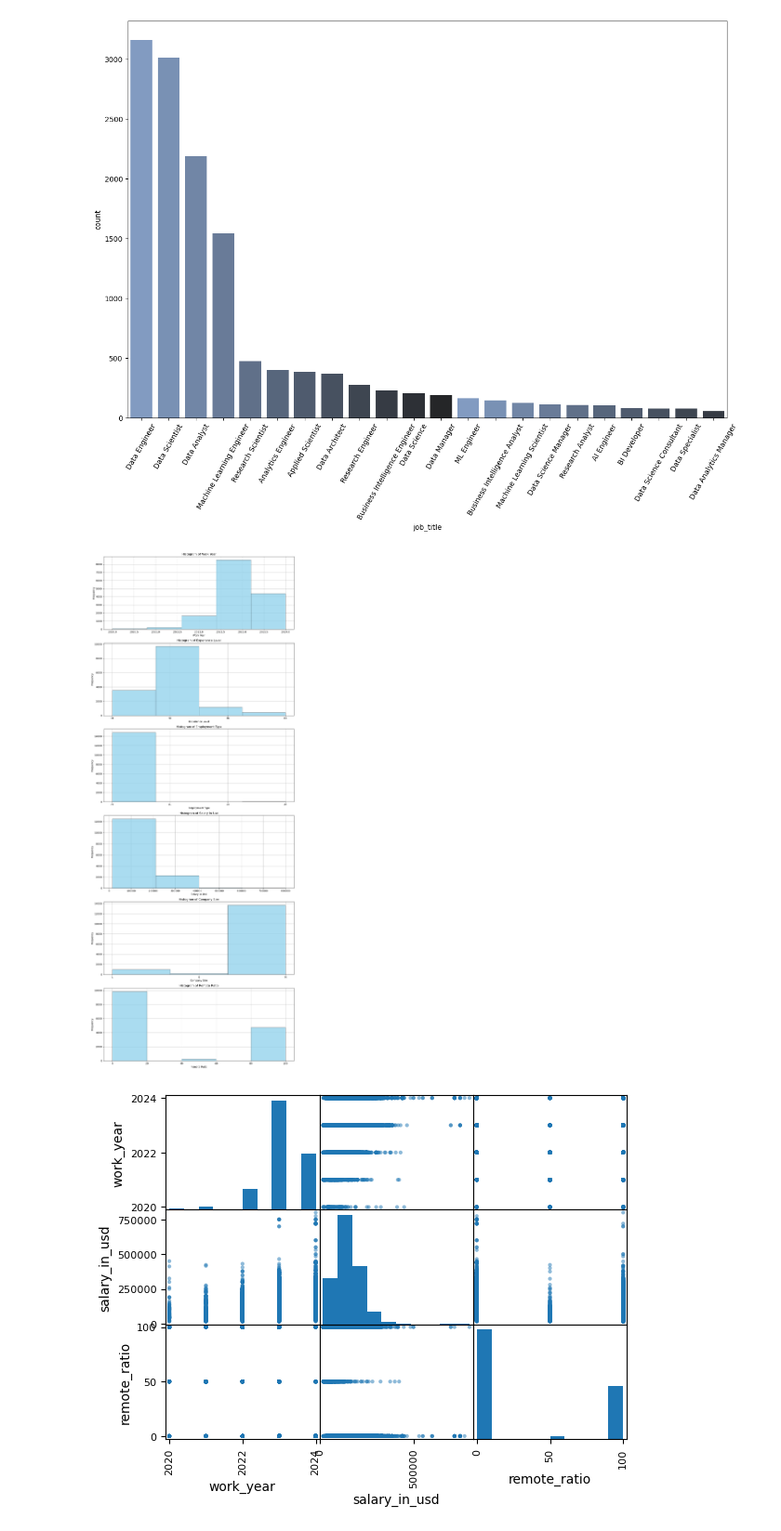
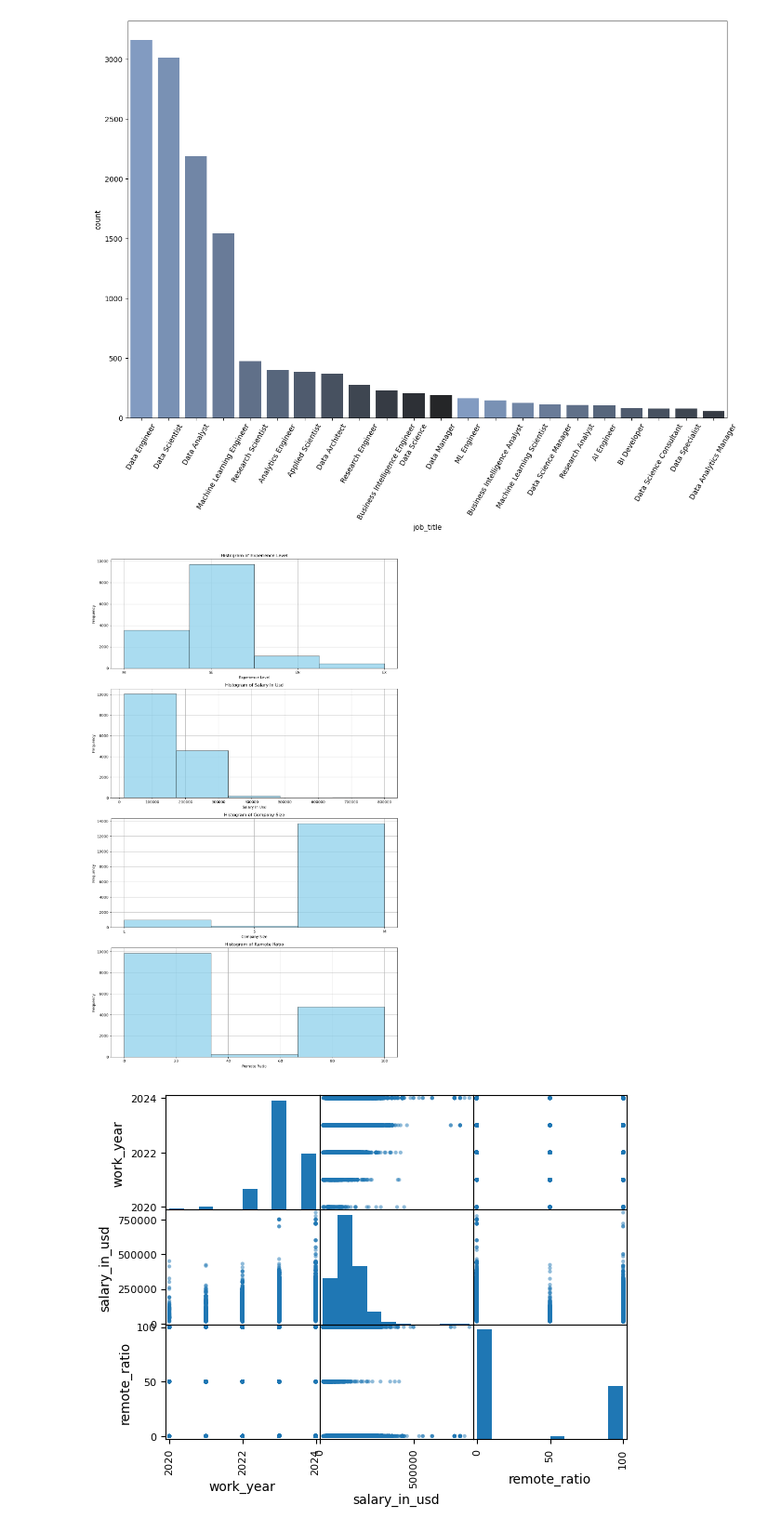
Before and after one commit to bdeanhardt/DIS_ML_Final_Project, a Jupyter notebook: exploration.ipynb, the cells around one changed output. Shown at 93% size. Cells and saved outputs as stored; diff of their text form; code cells hidden in the pictures.

```diff
--- a/exploration.ipynb
+++ b/exploration.ipynb
@@ -84,25 +85,25 @@ The palette list has fewer values (12) than needed (22) and will cycle, which ma
 <Axes: xlabel='job_title', ylabel='count'>
 [figure]
 # %%
-columns_to_plot = ['work_year','experience_level','employment_type','salary_in_usd','company_size', 'remote_ratio']
-bins = [5, 4, 4, 4, 3, 5]
+columns_to_plot = ['experience_level','salary_in_usd','company_size', 'remote_ratio']
+bins = [4, 5, 3, 3]
 num_plots = len(columns_to_plot)
 
 fig, axs = plt.subplots(num_plots, 1, figsize=(12, num_plots * 5))
 
 # Plot histograms using a for loop
 for i, col in enumerate(columns_to_plot):
     axs[i].hist(data[col], bins=bins[i], color='skyblue', edgecolor='black', alpha=0.7)
     axs[i].set_xlabel(col.replace('_', ' ').title())
     axs[i].set_ylabel('Frequency')
     axs[i].set_title(f'Histogram of {col.replace("_", " ").title()}')
     axs[i].grid(True)  # Add grid lines
     axs[i].set_axisbelow(True)  # Ensure grid lines are behind bars
 
 plt.tight_layout()
 plt.show()
 # %% [output]
-[figure, old version]
+[figure, new version]
 # %%
 from pandas.plotting import scatter_matrix
 
```
Also changed, not shown: parts of 6 cells of this notebook.
